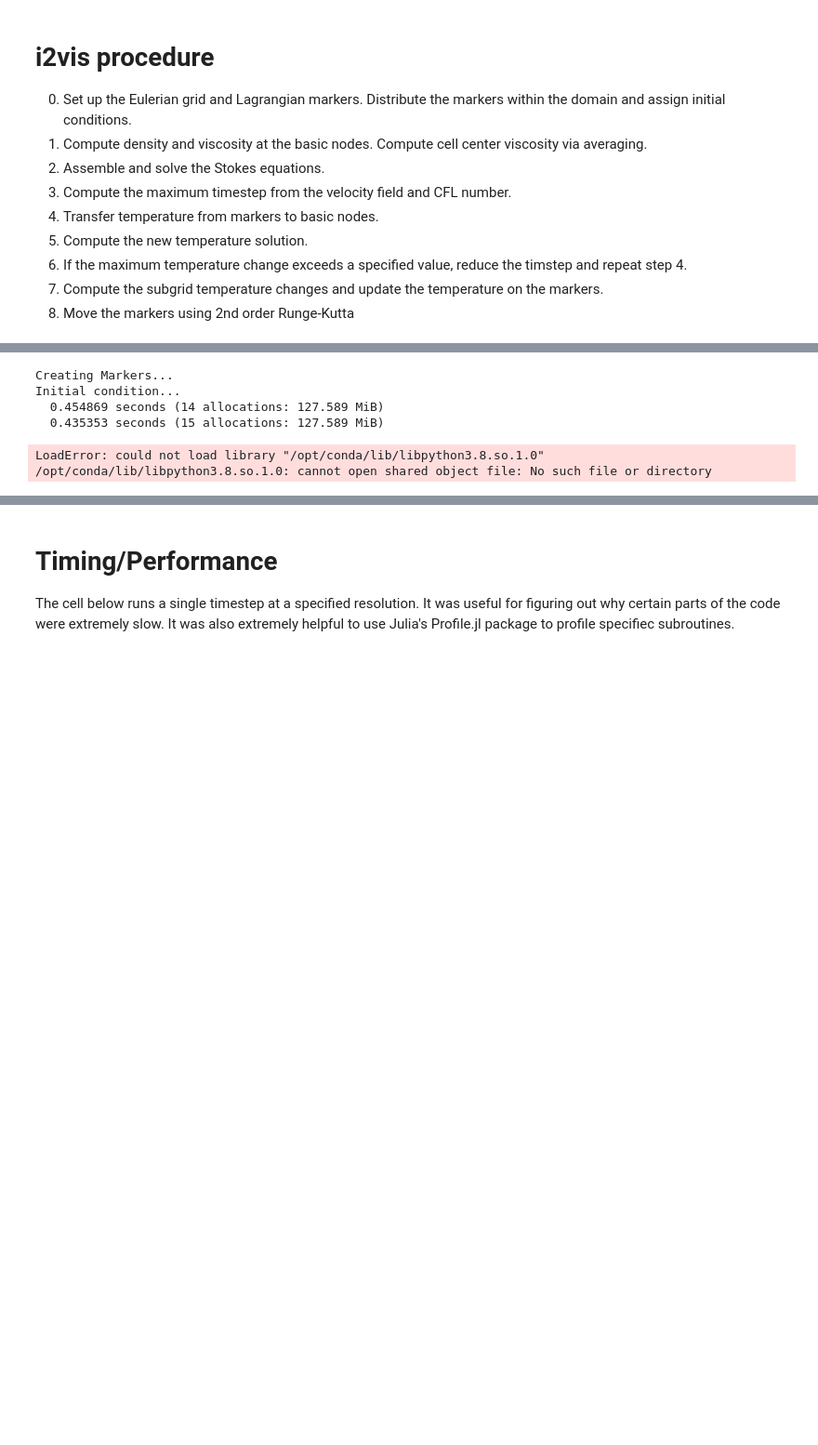
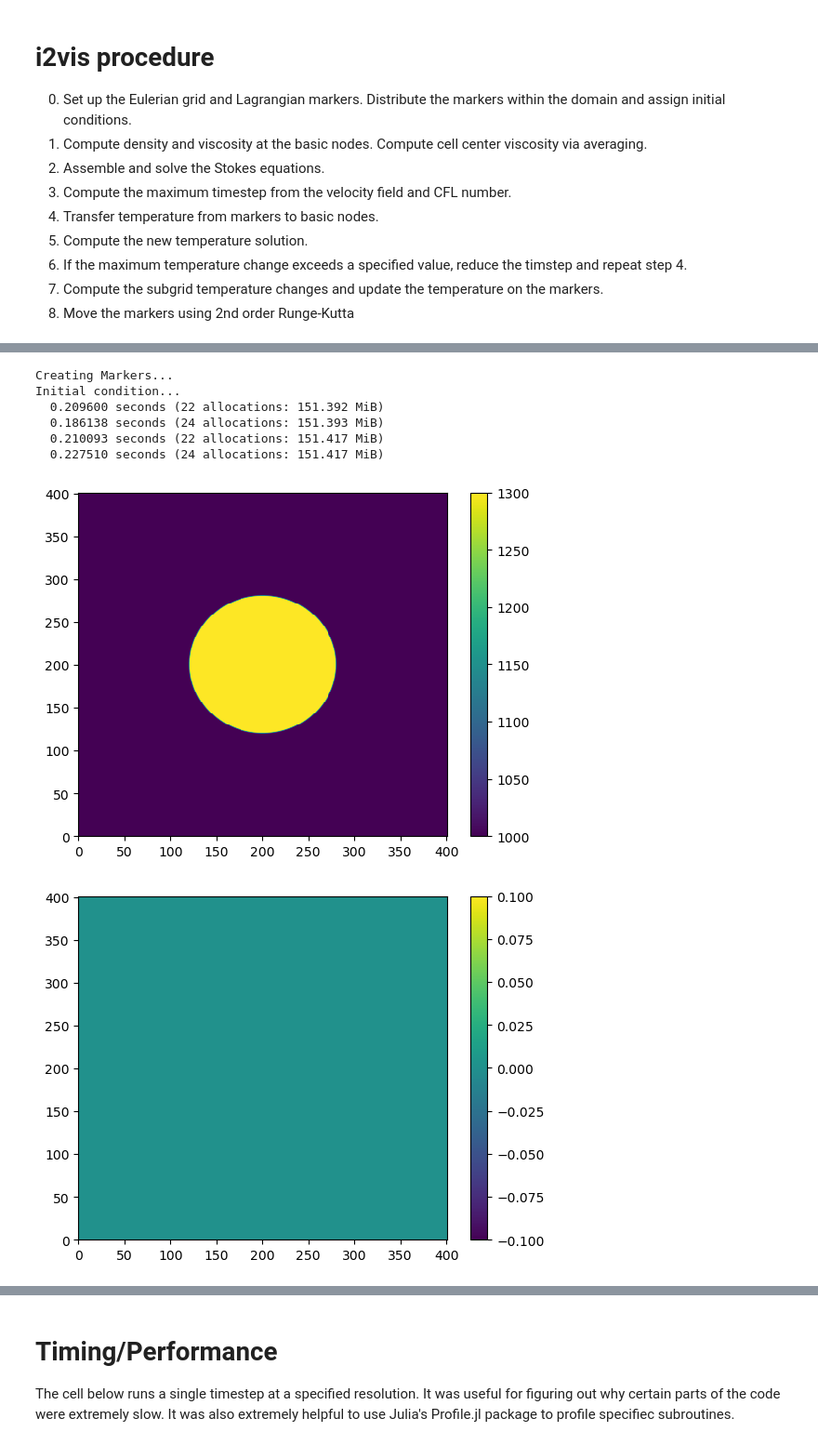
Before and after one commit to maxrudolph/gerya-julia, a Jupyter notebook: Chapter11-I2VIS.ipynb, the cells around one changed output, grey strips where cells are left out. Shown at 93% size. Cells and saved outputs as stored; diff of their text form; code cells hidden in the pictures; blank space fills up the shorter version.

```diff
--- a/Chapter11-I2VIS.ipynb
+++ b/Chapter11-I2VIS.ipynb
@@ -392,42 +401,44 @@ println("Creating Markers...")
 markers = Markers(grid,["T","rho","eta"],["material"] ; nmx=markx,nmy=marky,random=false)
 println("Initial condition...")
 initial_conditions!(markers)
 
-tmp1, = marker_to_basic_node( markers,grid,markers.scalars[1:1,:])
-@time tmp1, = marker_to_basic_node( markers,grid,markers.scalars[1:1,:])
-tmp2, = marker_to_basic_node( markers,grid,["T",])
-@time tmp2, = marker_to_basic_node( markers,grid,["T",])
+tmp1, = marker_to_stag( markers,grid,markers.scalars[1:1,:],"basic")
+@time tmp1, = marker_to_stag( markers,grid,markers.scalars[1:1,:],"basic")
+tmp2, = marker_to_stag( markers,grid,["T",],"basic")
+@time tmp2, = marker_to_stag( markers,grid,["T",],"basic")
 
 figure()
 pcolormesh(tmp1)
 colorbar()
 show()
 
 figure()
 pcolormesh(tmp2-tmp1)
 colorbar()
 show()
 
 
-tmp1, = marker_to_cell_center( markers,grid,markers.scalars[1:1,:])
-@time tmp1, = marker_to_cell_center( markers,grid,markers.scalars[1:1,:])
+tmp1, = marker_to_stag( markers,grid,markers.scalars[1:1,:],"center")
+@time tmp1, = marker_to_stag( markers,grid,markers.scalars[1:1,:],"center")
 
-tmp2, = marker_to_cell_center( markers,grid,["T",])
-@time tmp2, = marker_to_cell_center( markers,grid,["T",])
+tmp2, = marker_to_stag( markers,grid,["T",],"center")
+@time tmp2, = marker_to_stag( markers,grid,["T",],"center")
 
 figure()
 pcolormesh(tmp1)
 colorbar()
 show()
 
 figure()
 pcolormesh(tmp2-tmp1)
 colorbar()
 show()
 # %% [output]
 Creating Markers...
 Initial condition...
-  0.454869 seconds (14 allocations: 127.589 MiB)
-  0.435353 seconds (15 allocations: 127.589 MiB)
+  0.209600 seconds (22 allocations: 151.392 MiB)
+  0.186138 seconds (24 allocations: 151.393 MiB)
+  0.210093 seconds (22 allocations: 151.417 MiB)
+  0.227510 seconds (24 allocations: 151.417 MiB)
-LoadError: could not load library "/opt/conda/lib/libpython3.8.so.1.0"
-/opt/conda/lib/libpython3.8.so.1.0: cannot open shared object file: No such file or directory
+[figure, added]
+[figure, added]
```
Also changed, not shown: parts of 5 cells of this notebook, 1 other file.
